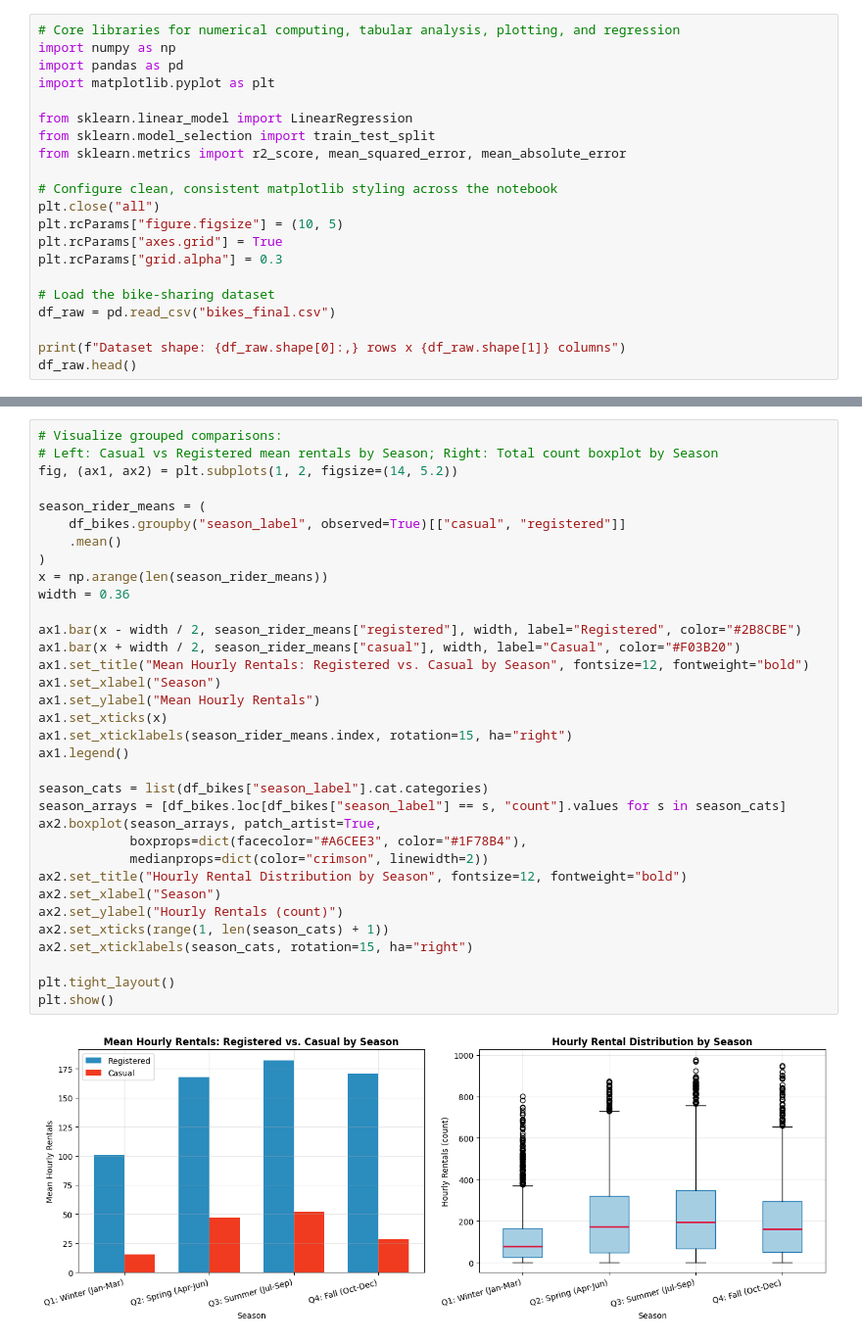
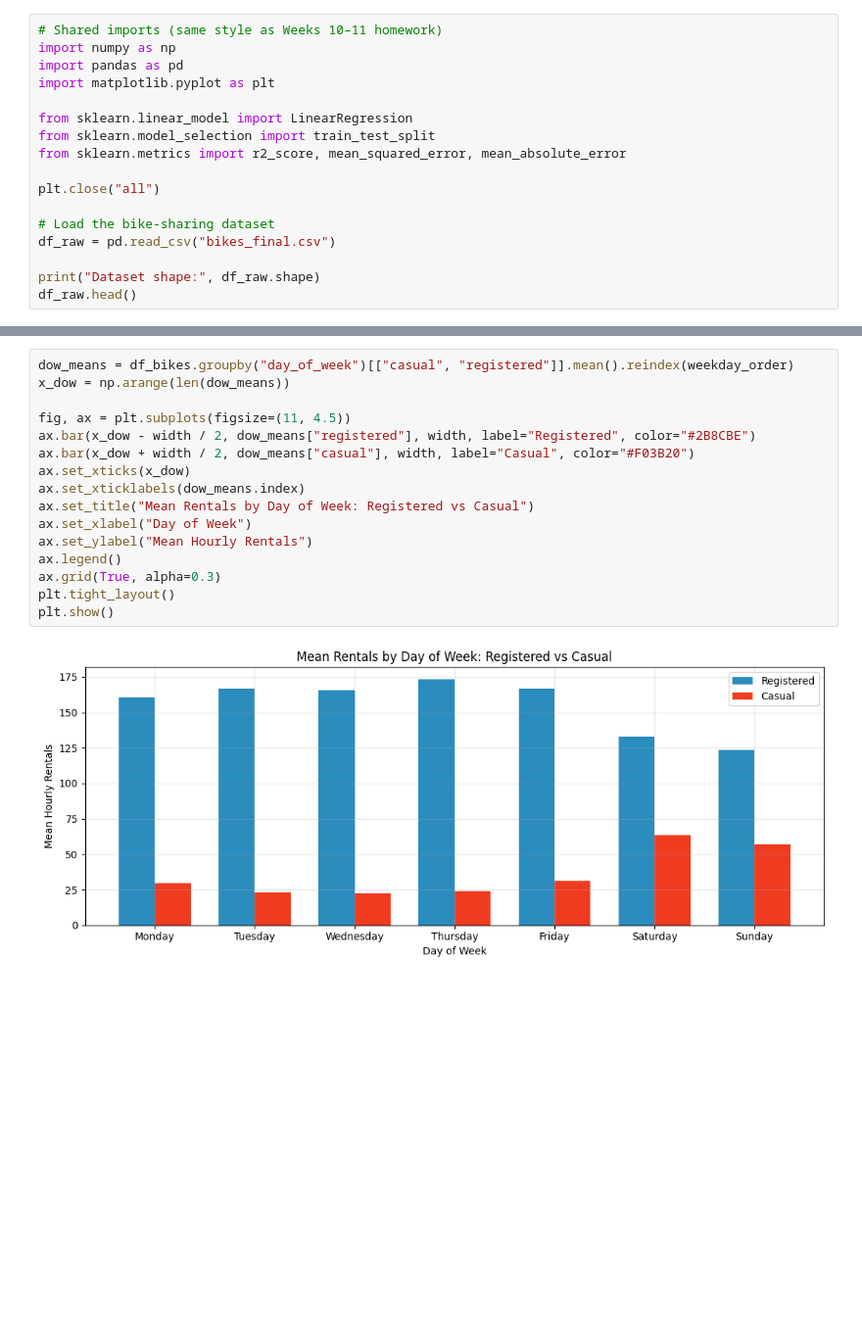
Before and after one commit to ehui-lab/ehui-boston, a Jupyter notebook: bu-cds-dx602/homework/final_project/dx602_final_project.ipynb, the cells around one changed output, grey strips where cells are left out. Shown at 98% size. Drawn from its saved outputs; the diff is of its cells as text; blank space fills up the shorter version.

```diff
--- a/bu-cds-dx602/homework/final_project/dx602_final_project.ipynb
+++ b/bu-cds-dx602/homework/final_project/dx602_final_project.ipynb
@@ -24,5 +24,5 @@ In this section, we import the required Python libraries (`numpy`, `pandas`, `ma
 # %%
-# Core libraries for numerical computing, tabular analysis, plotting, and regression
+# Shared imports (same style as Weeks 10–11 homework)
 import numpy as np
 import pandas as pd
 import matplotlib.pyplot as plt
@@ -31,15 +31,11 @@ from sklearn.linear_model import LinearRegression
 from sklearn.model_selection import train_test_split
 from sklearn.metrics import r2_score, mean_squared_error, mean_absolute_error
 
-# Configure clean, consistent matplotlib styling across the notebook
 plt.close("all")
-plt.rcParams["figure.figsize"] = (10, 5)
-plt.rcParams["axes.grid"] = True
-plt.rcParams["grid.alpha"] = 0.3
 
 # Load the bike-sharing dataset
 df_raw = pd.read_csv("bikes_final.csv")
 
-print(f"Dataset shape: {df_raw.shape[0]:,} rows x {df_raw.shape[1]} columns")
+print("Dataset shape:", df_raw.shape)
 df_raw.head()
 # %% [output]
@@ -647,36 +579,18 @@ display(hourly_pivot.loc[[0, 4, 8, 12, 15, 17, 18, 21]])
 # %%
-# Visualize grouped comparisons:
-# Left: Casual vs Registered mean rentals by Season; Right: Total count boxplot by Season
-fig, (ax1, ax2) = plt.subplots(1, 2, figsize=(14, 5.2))
+dow_means = df_bikes.groupby("day_of_week")[["casual", "registered"]].mean().reindex(weekday_order)
+x_dow = np.arange(len(dow_means))
 
-season_rider_means = (
-    df_bikes.groupby("season_label", observed=True)[["casual", "registered"]]
-    .mean()
-)
-x = np.arange(len(season_rider_means))
-width = 0.36
-
-ax1.bar(x - width / 2, season_rider_means["registered"], width, label="Registered", color="#2B8CBE")
-ax1.bar(x + width / 2, season_rider_means["casual"], width, label="Casual", color="#F03B20")
-ax1.set_title("Mean Hourly Rentals: Registered vs. Casual by Season", fontsize=12, fontweight="bold")
-ax1.set_xlabel("Season")
-ax1.set_ylabel("Mean Hourly Rentals")
-ax1.set_xticks(x)
-ax1.set_xticklabels(season_rider_means.index, rotation=15, ha="right")
-ax1.legend()
-
-season_cats = list(df_bikes["season_label"].cat.categories)
-season_arrays = [df_bikes.loc[df_bikes["season_label"] == s, "count"].values for s in season_cats]
-ax2.boxplot(season_arrays, patch_artist=True,
-            boxprops=dict(facecolor="#A6CEE3", color="#1F78B4"),
-            medianprops=dict(color="crimson", linewidth=2))
-ax2.set_title("Hourly Rental Distribution by Season", fontsize=12, fontweight="bold")
-ax2.set_xlabel("Season")
-ax2.set_ylabel("Hourly Rentals (count)")
-ax2.set_xticks(range(1, len(season_cats) + 1))
-ax2.set_xticklabels(season_cats, rotation=15, ha="right")
-
+fig, ax = plt.subplots(figsize=(11, 4.5))
+ax.bar(x_dow - width / 2, dow_means["registered"], width, label="Registered", color="#2B8CBE")
+ax.bar(x_dow + width / 2, dow_means["casual"], width, label="Casual", color="#F03B20")
+ax.set_xticks(x_dow)
+ax.set_xticklabels(dow_means.index)
+ax.set_title("Mean Rentals by Day of Week: Registered vs Casual")
+ax.set_xlabel("Day of Week")
+ax.set_ylabel("Mean Hourly Rentals")
+ax.legend()
+ax.grid(True, alpha=0.3)
 plt.tight_layout()
 plt.show()
 # %% [output]
-[figure, old version]
+[figure, new version]
```
Also changed, not shown: parts of 65 cells of this notebook.
